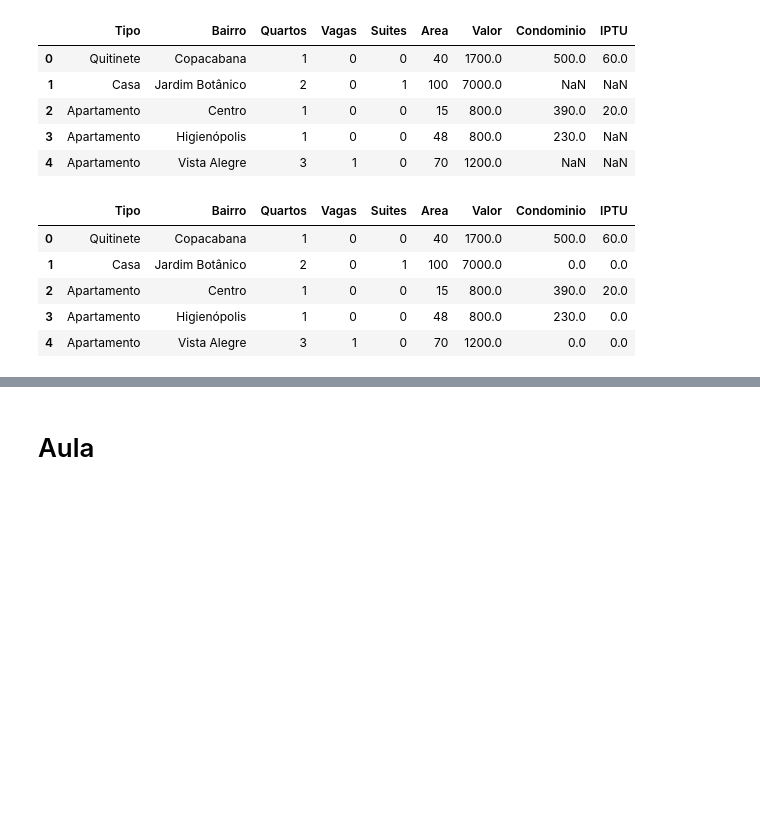
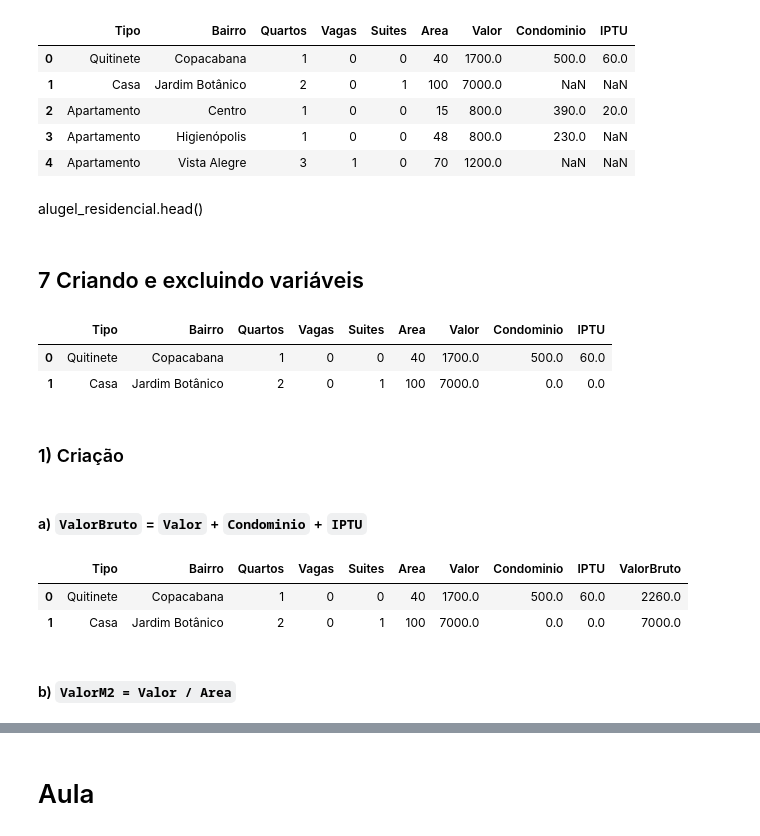
Before and after one commit to 1-aquila-1/data-science, a Jupyter notebook: 01-analise-dados/02-tratando-analisando-dados.ipynb, the cells around one changed output, grey strips where cells are left out. Cells and saved outputs as stored; diff of their text form; code cells hidden in the pictures; blank space fills up the shorter version.

Commit message:
Praticando tópico de novas variáveis e selecão

```diff
--- a/01-analise-dados/02-tratando-analisando-dados.ipynb
+++ b/01-analise-dados/02-tratando-analisando-dados.ipynb
@@ -218,12 +218,29 @@ alugel_residencial.head()
 | 4 | Apartamento | Vista Alegre | 3 | 1 | 0 | 70 | 1200.0 | NaN | NaN |
 # %%
 alugel_residencial.fillna(value={'Condominio': 0, 'IPTU': 0}, inplace=True)
-# %%
-alugel_residencial.head()
-# %% [output]
-|  | Tipo | Bairro | Quartos | Vagas | Suites | Area | Valor | Condominio | IPTU |
-| 0 | Quitinete | Copacabana | 1 | 0 | 0 | 40 | 1700.0 | 500.0 | 60.0 |
-| 1 | Casa | Jardim Botânico | 2 | 0 | 1 | 100 | 7000.0 | 0.0 | 0.0 |
-| 2 | Apartamento | Centro | 1 | 0 | 0 | 15 | 800.0 | 390.0 | 20.0 |
-| 3 | Apartamento | Higienópolis | 1 | 0 | 0 | 48 | 800.0 | 230.0 | 0.0 |
-| 4 | Apartamento | Vista Alegre | 3 | 1 | 0 | 70 | 1200.0 | 0.0 | 0.0 |
+# %% [markdown]
+alugel_residencial.head()
+# %% [markdown]
+## 7 Criando e excluindo variáveis
+# %%
+dados = pd.read_csv('../dados/aluguel_residencial_v2.csv', sep=';')
+# %%
+dados.head(2)
+# %% [output]
+|  | Tipo | Bairro | Quartos | Vagas | Suites | Area | Valor | Condominio | IPTU |
+| 0 | Quitinete | Copacabana | 1 | 0 | 0 | 40 | 1700.0 | 500.0 | 60.0 |
+| 1 | Casa | Jardim Botânico | 2 | 0 | 1 | 100 | 7000.0 | 0.0 | 0.0 |
+# %% [markdown]
+### 1) Criação
+# %% [markdown]
+#### a) `ValorBruto` = `Valor` + `Condominio` + `IPTU`
+# %%
+dados['ValorBruto'] = dados['Valor'] + dados['Condominio'] + dados['IPTU']
+# %%
+dados.head(2)
+# %% [output]
+|  | Tipo | Bairro | Quartos | Vagas | Suites | Area | Valor | Condominio | IPTU | ValorBruto |
+| 0 | Quitinete | Copacabana | 1 | 0 | 0 | 40 | 1700.0 | 500.0 | 60.0 | 2260.0 |
+| 1 | Casa | Jardim Botânico | 2 | 0 | 1 | 100 | 7000.0 | 0.0 | 0.0 | 7000.0 |
+# %% [markdown]
+#### b) `ValorM2 = Valor / Area`
```
Also changed, not shown: parts of 30 cells of this notebook.
